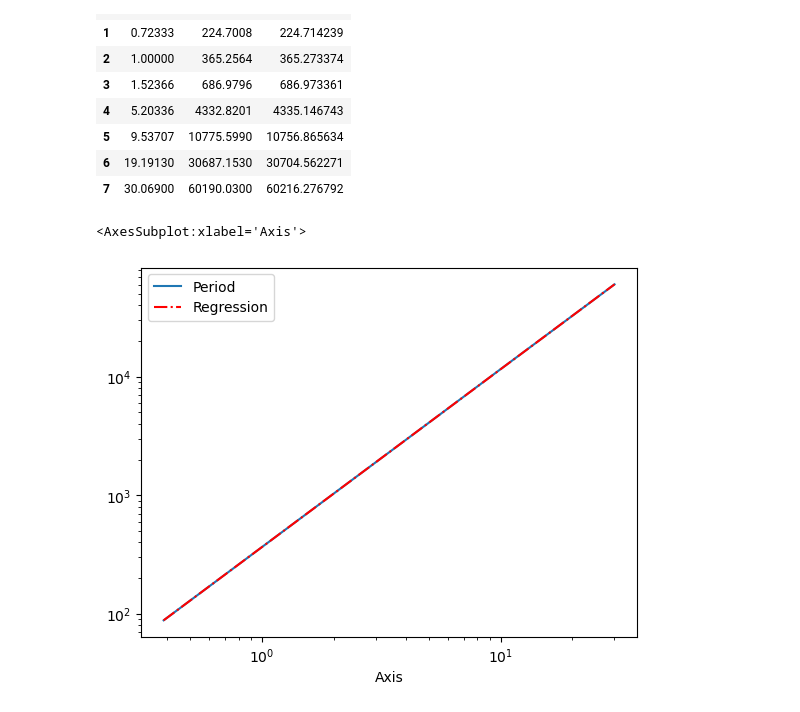
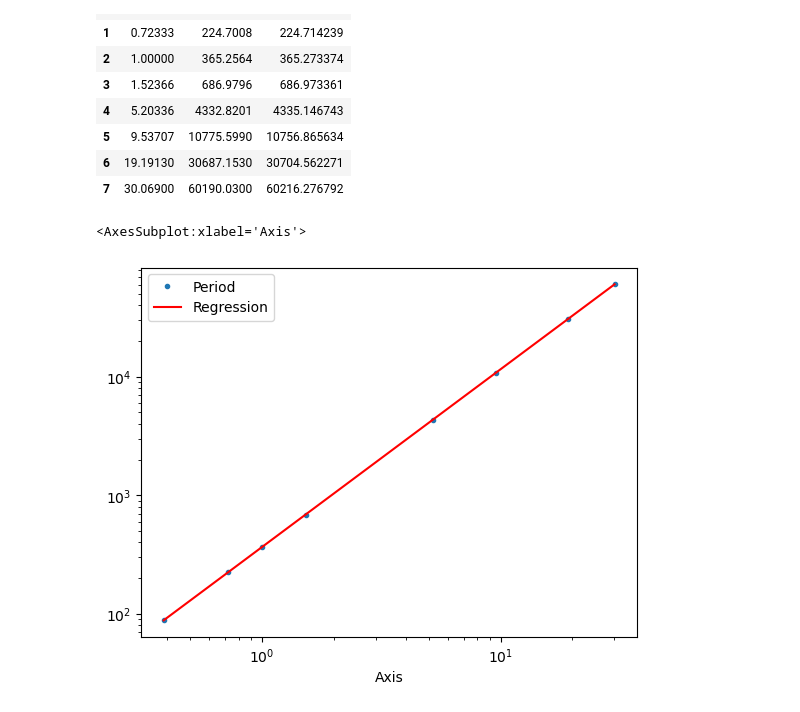
Before and after one commit to exterm/uvm-pocs, a Jupyter notebook: assignment-02-6.ipynb, the cells around one changed output. Cells and saved outputs as stored; diff of their text form; code cells hidden in the pictures.

```diff
--- a/assignment-02-6.ipynb
+++ b/assignment-02-6.ipynb
@@ -80,8 +81,8 @@ prediction: 60216.27679218688
 | 6 | 19.19130 | 30687.1530 | 30704.562271 |
 | 7 | 30.06900 | 60190.0300 | 60216.276792 |
 # %%
-ax = frame.plot(x='Axis', y='Period', logx=True, logy=True)
-frame.plot(x='Axis', y='Regression',color='Red', style='-.',ax=ax)
+ax = frame.plot(x='Axis', y='Period', logx=True, logy=True, style='.')
+frame.plot(x='Axis', y='Regression',color='Red', ax=ax)
 # %% [output]
 <AxesSubplot:xlabel='Axis'>
-[figure, old version]
+[figure, new version]
```
Also changed, not shown: parts of 2 cells of this notebook, 1 other file.
